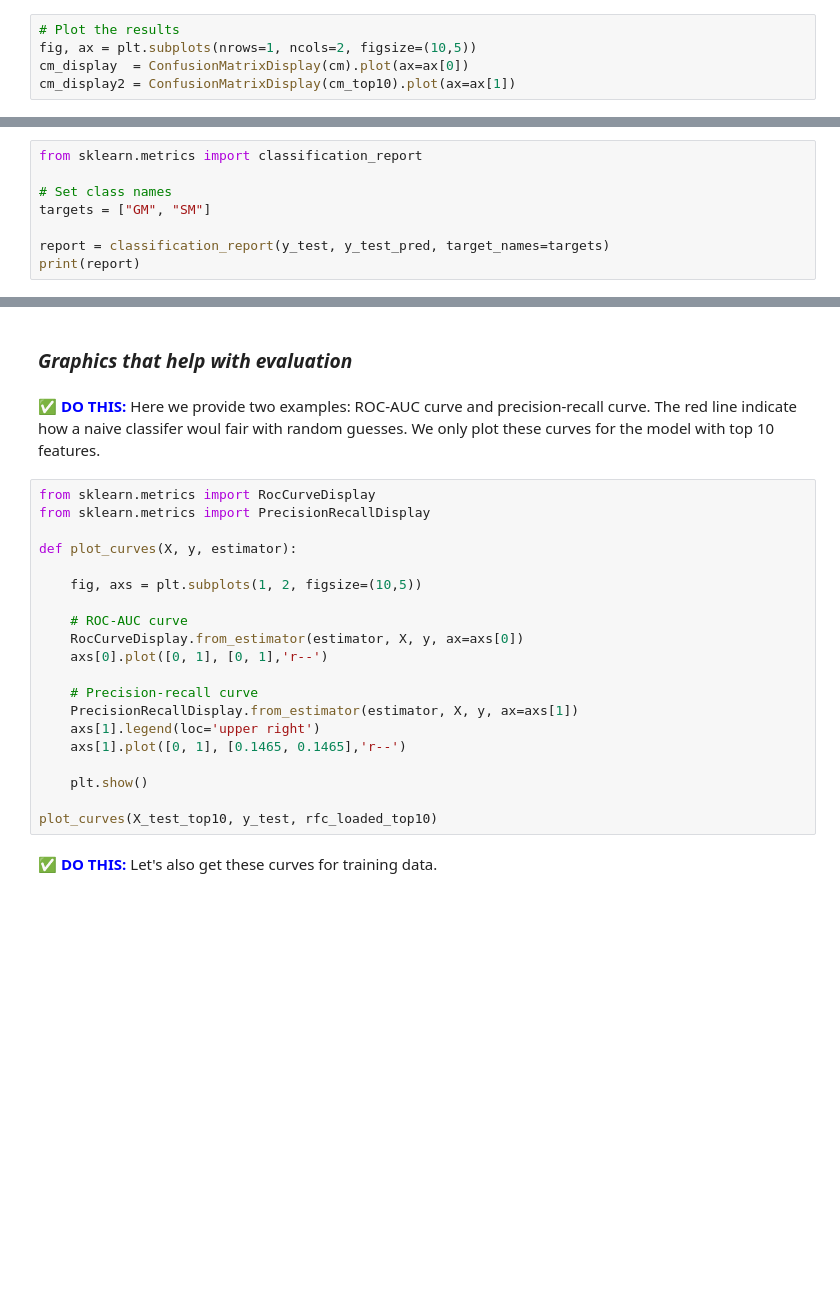
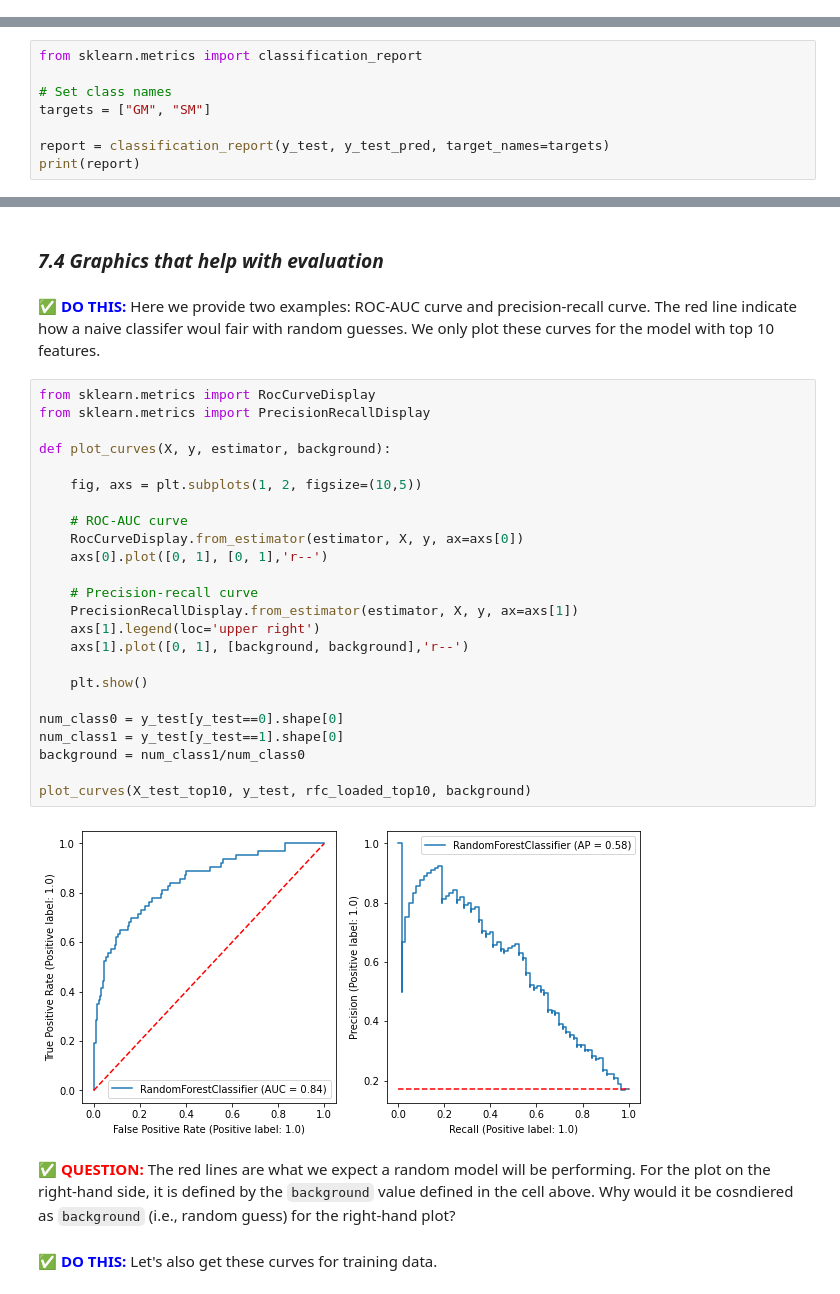
Before and after one commit to ShiuLab/ML_workshop, a Jupyter notebook: _DRAFT_ML_workshop-part_b-in_class.ipynb, the cells around one changed output, grey strips where cells are left out. Cells and saved outputs as stored; diff of their text form; blank space fills up the shorter version.

```diff
--- a/_DRAFT_ML_workshop-part_b-in_class.ipynb
+++ b/_DRAFT_ML_workshop-part_b-in_class.ipynb
@@ -758,6 +920 @@ cm       = confusion_matrix(y_test, y_test_pred)
 cm_top10 = confusion_matrix(y_test, y_test_pred_top10)
-# %%
-# Plot the results
-fig, ax = plt.subplots(nrows=1, ncols=2, figsize=(10,5))
-cm_display  = ConfusionMatrixDisplay(cm).plot(ax=ax[0])
-cm_display2 = ConfusionMatrixDisplay(cm_top10).plot(ax=ax[1])
@@ -795,29 +959,37 @@ Let's define these metrics:
 
 Support: number of each class (not a performance metric)
 # %% [markdown]
-### ___Graphics that help with evaluation___
+### ___7.4 Graphics that help with evaluation___
 # %% [markdown]
 &#9989; **<font color=blue>DO THIS:</font>** Here we provide two examples: ROC-AUC curve and precision-recall curve. The red line indicate how a naive classifer woul fair with random guesses. We only plot these curves for the model with top 10 features.
 # %%
 from sklearn.metrics import RocCurveDisplay
 from sklearn.metrics import PrecisionRecallDisplay
 
-def plot_curves(X, y, estimator):
+def plot_curves(X, y, estimator, background):
 
     fig, axs = plt.subplots(1, 2, figsize=(10,5))
 
     # ROC-AUC curve
     RocCurveDisplay.from_estimator(estimator, X, y, ax=axs[0])
     axs[0].plot([0, 1], [0, 1],'r--')
 
     # Precision-recall curve
     PrecisionRecallDisplay.from_estimator(estimator, X, y, ax=axs[1])
     axs[1].legend(loc='upper right')
-    axs[1].plot([0, 1], [0.1465, 0.1465],'r--')
+    axs[1].plot([0, 1], [background, background],'r--')
 
     plt.show()
 
-plot_curves(X_test_top10, y_test, rfc_loaded_top10)
+num_class0 = y_test[y_test==0].shape[0]
+num_class1 = y_test[y_test==1].shape[0]
+background = num_class1/num_class0
+
+plot_curves(X_test_top10, y_test, rfc_loaded_top10, background)
+# %% [output]
+[figure, added]
+# %% [markdown]
+&#9989; <font color=red>**QUESTION:**</font> The red lines are what we expect a random model will be performing. For the plot on the right-hand side, it is defined by the `background` value defined in the cell above. Why would it be cosndiered as `background` (i.e., random guess) for the right-hand plot?
 # %% [markdown]
 &#9989; **<font color=blue>DO THIS:</font>** Let's also get these curves for training data.
 # %%
```
Also changed, not shown: parts of 78 cells of this notebook, 4 other files.
